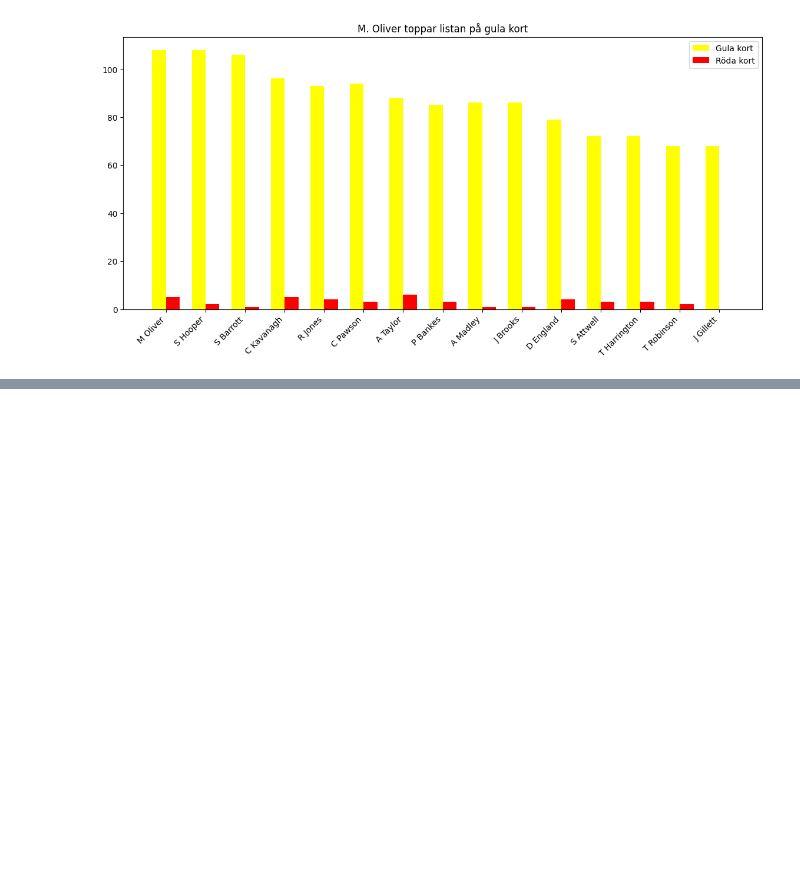
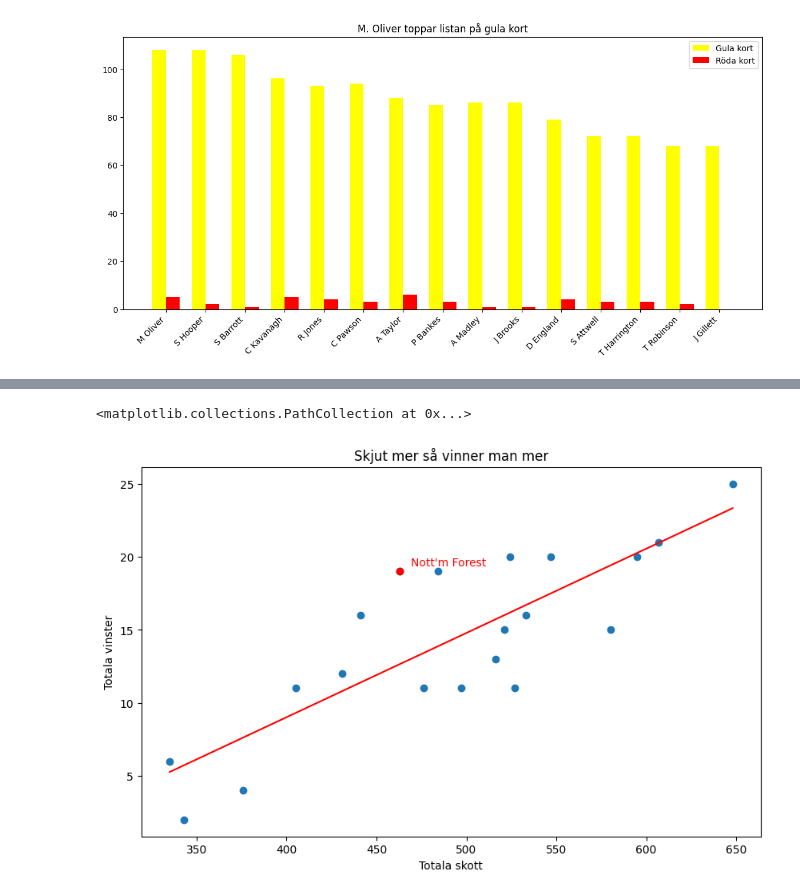
Before and after one commit to OliverApel96/kk1-premier-league, a Jupyter notebook: notebook.ipynb, the cells around one changed output, grey strips where cells are left out. Drawn from its saved outputs; the diff is of its cells as text; code cells hidden in the pictures; blank space fills up the shorter version.

Commit message:
Scatterplot for shots vs wins, nottingham stands out

```diff
--- a/notebook.ipynb
+++ b/notebook.ipynb
@@ -147,3 +147,11 @@ ax.set_title("M. Oliver toppar listan på gula kort")
 # %% [output]
 Text(0.5, 1.0, 'M. Oliver toppar listan på gula kort')
 [figure]
+# %%
+home_shots = df.groupby("HomeTeam")["HS"].sum()
+away_shots = df.groupby("AwayTeam")["AS"].sum()
+total_shots = home_shots.add(away_shots, fill_value=0)
+home_wins = df[df["FTR"] == "H"].groupby("HomeTeam")["FTR"].count()
+away_wins = df[df["FTR"] == "A"].groupby("AwayTeam")["FTR"].count()
+total_wins = home_wins.add(away_wins, fill_value=0)
+total_wins.sort_values(ascending=False)
@@ -149,0 +176,6 @@ Text(0.5, 1.0, 'M. Oliver toppar listan på gula kort')
+# %%
+scatter_df = pd.DataFrame({
+    "shots": total_shots,
+    "wins": total_wins
+})
+scatter_df
@@ -149,0 +201,18 @@ Text(0.5, 1.0, 'M. Oliver toppar listan på gula kort')
+# %%
+fig, ax = plt.subplots(figsize=(10, 6))
+ax.scatter(scatter_df["shots"], scatter_df["wins"])
+ax.set_xlabel("Totala skott")
+ax.set_ylabel("Totala vinster")
+z = np.polyfit(scatter_df["shots"], scatter_df["wins"], 1)
+p = np.poly1d(z)
+ax.plot(sorted(scatter_df["shots"]), p(sorted(scatter_df["shots"])), color="red")
+ax.set_title("Skjut mer så vinner man mer")
+ax.annotate("Nott'm Forest",
+            xy=(scatter_df.loc["Nott'm Forest", "shots"], scatter_df.loc["Nott'm Forest", "wins"]),
+            xytext=(10, 5),
+            textcoords="offset points",
+            color="red")
+ax.scatter(scatter_df.loc["Nott'm Forest", "shots"], scatter_df.loc["Nott'm Forest", "wins"], color="red", zorder=5)
+# %% [output]
+<matplotlib.collections.PathCollection at 0x...>
+[figure, added]
```
Also changed, not shown: parts of 2 cells of this notebook.
